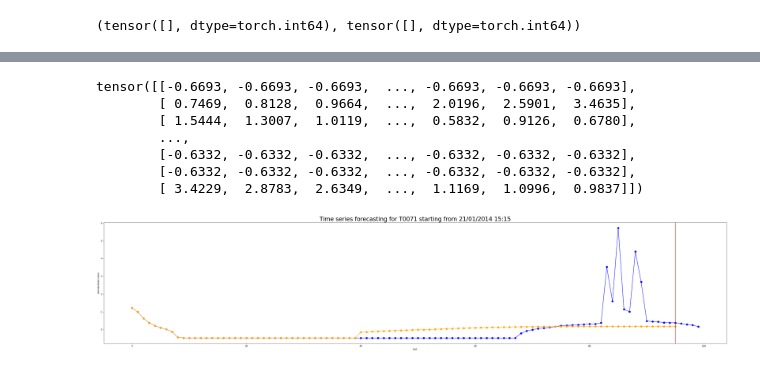
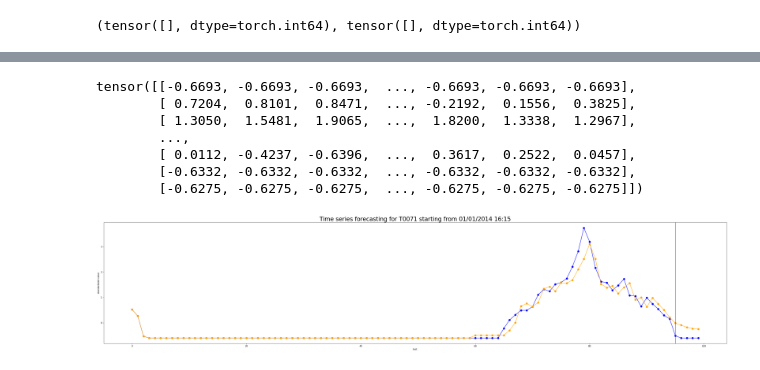
Before and after one commit to eliazonta/AI-Challenge-HIT-2022, a Jupyter notebook: python_code/notebooks/AnomalyDetection/anomaly_detection_forecasting.ipynb, the cells around one changed output, grey strips where cells are left out. Saved outputs shown, nothing was run; the diff lists cells and outputs as text; code cells hidden in the pictures.

```diff
--- a/python_code/notebooks/AnomalyDetection/anomaly_detection_forecasting.ipynb
+++ b/python_code/notebooks/AnomalyDetection/anomaly_detection_forecasting.ipynb
@@ -205,6 +205,7 @@ pred_length = n_previsions
 model = LSTM(input_size=1, output_size=1, batch_size=64, hidden_dim=15, moving_window = 60)
 # We'll also set the model to the device that we defined earlier (default is CPU)
 model = model.to(device)
+model.load_state_dict(torch.load('T0065_rad_sol_model.pt', map_location=torch.device('cpu')))
 
 # Define hyperparameters
 lr = 0.0001#0.0005
@@ -214,7 +215,7 @@ criterion = nn.MSELoss()#CrossEntropyLoss()
 optimizer = torch.optim.Adam(model.parameters(), lr=lr)
 
 from tqdm import tqdm
-n_epochs = 1
+n_epochs = 3
 for epoch in range(1, n_epochs + 1):
     for data in tqdm(dataloader['train'], leave=True, total=len(dataloader['train'])):
         batch_input_features = torch.stack([v["features"] for v in data])
@@ -282,7 +265,7 @@ f.set_figheight(10)
 plt.ylabel('standardized value')
 plt.xlabel('test')
 which = 0
-anomaly = 1
+anomaly = 4
 sample = next(iter(dataloader['test']))
 sample_tensor_validation = torch.stack([v["labels"] for v in sample])
 # print((sample_tensor_validation == 140).nonzero(as_tuple=True))
@@ -301,36 +284,36 @@ date = pd.to_datetime([v["date"] for v in sample][anomaly],format = '%d/%m/%Y %H
 string_to_plot = f"{sensor_code} starting from {date}"
 plt.title('Time series forecasting for ' +string_to_plot ,fontsize = 26)
 
 # sample_tensor_validation = torch.stack(sample_tensor_validation)
 # sample_validation = sample['val_label']
 model.eval()
 with torch.no_grad():
-    reconstructed = model(sample_tensor_features,0)
+    reconstructed = model(sample_tensor_features,4)
 y_outliers = np.where(sample_tensor_validation[which] != 140, np.NaN, sample_tensor_target[which][0:4])
 # plt.xlim(96,102)
 original_signal = torch.cat((sample_tensor_features, sample_tensor_target), 1)[which]
 # # confidence interval
 # # rolling mean over n_steps
 # n_steps = 3
 # time_series_df = pd.DataFrame(original_signal)
 # line = time_series_df.rolling(n_steps).mean()
 # # 98% confidence
 # line_deviation = 2.326 * time_series_df.rolling(n_steps).std()
 # under_line = (line - line_deviation)[0]
 # over_line = (line + line_deviation)[0]
 
 plt.plot(original_signal, "o-",ms=8,color="blue")
 plt.plot(reconstructed[which],"o-",ms=8,color="orange")
 plt.plot(np.arange(96,100), y_outliers, "x-",ms=15,mew=10,color="red")
 # plt.fill_between(line_deviation.index,under_line,over_line, color='b', alpha=.1)
 plt.axvline(x=95, color='red')
 plt.savefig('T0010_temperature_anomaly.pdf')
 # %% [output]
 tensor([[-0.6693, -0.6693, -0.6693,  ..., -0.6693, -0.6693, -0.6693],
-        [ 0.7469,  0.8128,  0.9664,  ...,  2.0196,  2.5901,  3.4635],
-        [ 1.5444,  1.3007,  1.0119,  ...,  0.5832,  0.9126,  0.6780],
+        [ 0.7204,  0.8101,  0.8471,  ..., -0.2192,  0.1556,  0.3825],
+        [ 1.3050,  1.5481,  1.9065,  ...,  1.8200,  1.3338,  1.2967],
         ...,
+        [ 0.0112, -0.4237, -0.6396,  ...,  0.3617,  0.2522,  0.0457],
         [-0.6332, -0.6332, -0.6332,  ..., -0.6332, -0.6332, -0.6332],
-        [-0.6332, -0.6332, -0.6332,  ..., -0.6332, -0.6332, -0.6332],
-        [ 3.4229,  2.8783,  2.6349,  ...,  1.1169,  1.0996,  0.9837]])
+        [-0.6275, -0.6275, -0.6275,  ..., -0.6275, -0.6275, -0.6275]])
-[figure, old version]
+[figure, new version]
```
Also changed, not shown: parts of 2 cells of this notebook.
